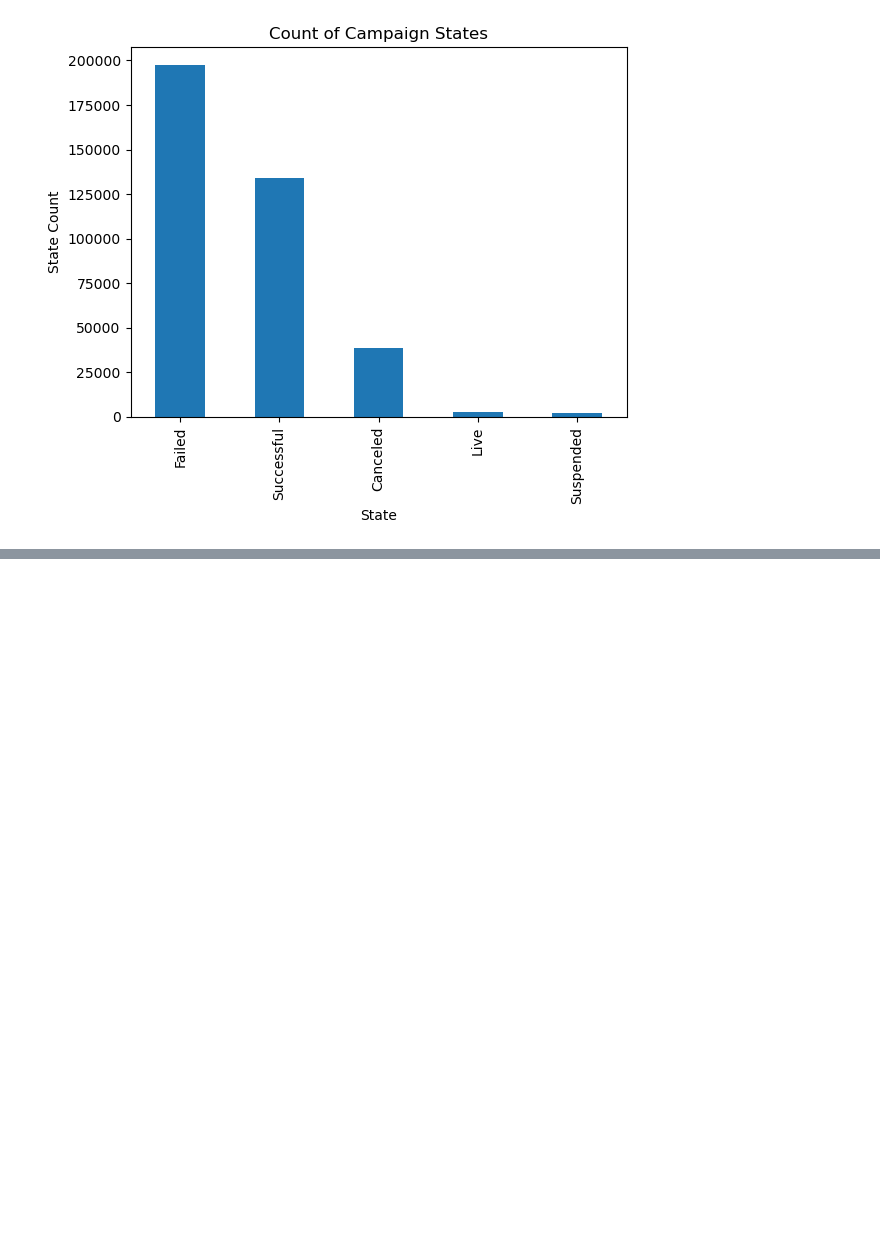
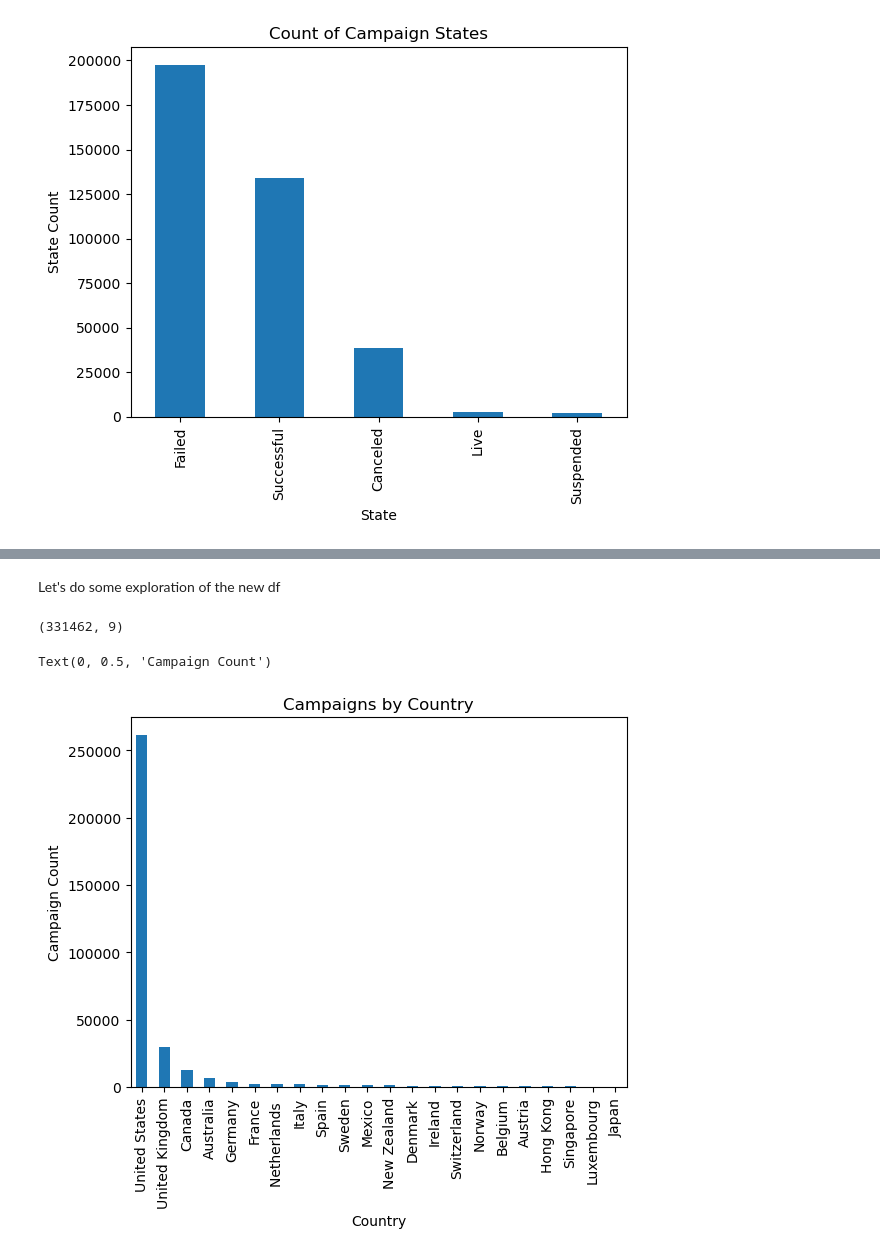
Before and after one commit to SBangarh/Kickstarter_analysis, a Jupyter notebook: eda.ipynb, the cells around one changed output, grey strips where cells are left out. Saved outputs shown, nothing was run; the diff lists cells and outputs as text; code cells hidden in the pictures; blank space fills up the shorter version.

```diff
--- a/eda.ipynb
+++ b/eda.ipynb
@@ -339,0 +334,6 @@ Text(0, 0.5, 'State Count')
+# %%
+#make df with only Failed and Successful
+
+working_df = data_copy[(data_copy['State'] == 'Failed') | (data_copy['State'] == 'Successful')]
+
+df_head(working_df)
@@ -339,0 +347,17 @@ Text(0, 0.5, 'State Count')
+# %% [markdown]
+Let's do some exploration of the new df
+# %%
+df_shape(working_df)
+# %% [output]
+(331462, 9)
+# %%
+#count of campaigns by country
+
+country_counts = working_df['Country'].value_counts()
+country_graph = country_counts.plot.bar()
+country_graph.set_title('Campaigns by Country')
+country_graph.set_xlabel('Country')
+country_graph.set_ylabel('Campaign Count')
+# %% [output]
+Text(0, 0.5, 'Campaign Count')
+[figure, added]
```
Also changed, not shown: parts of 17 cells of this notebook.
